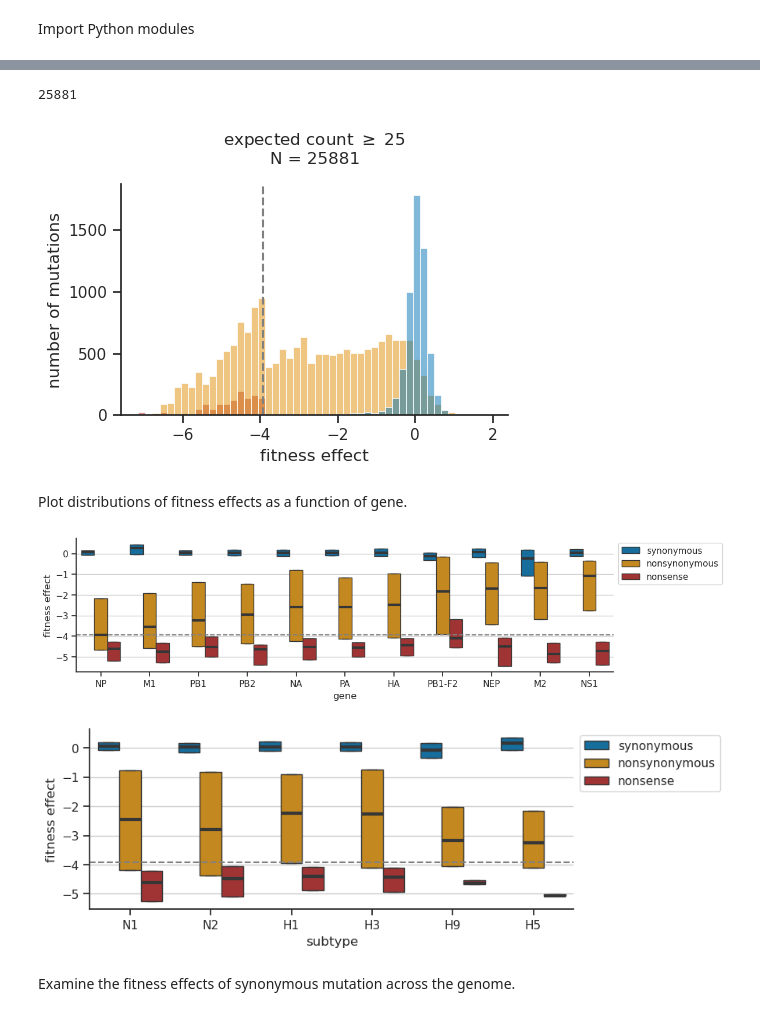
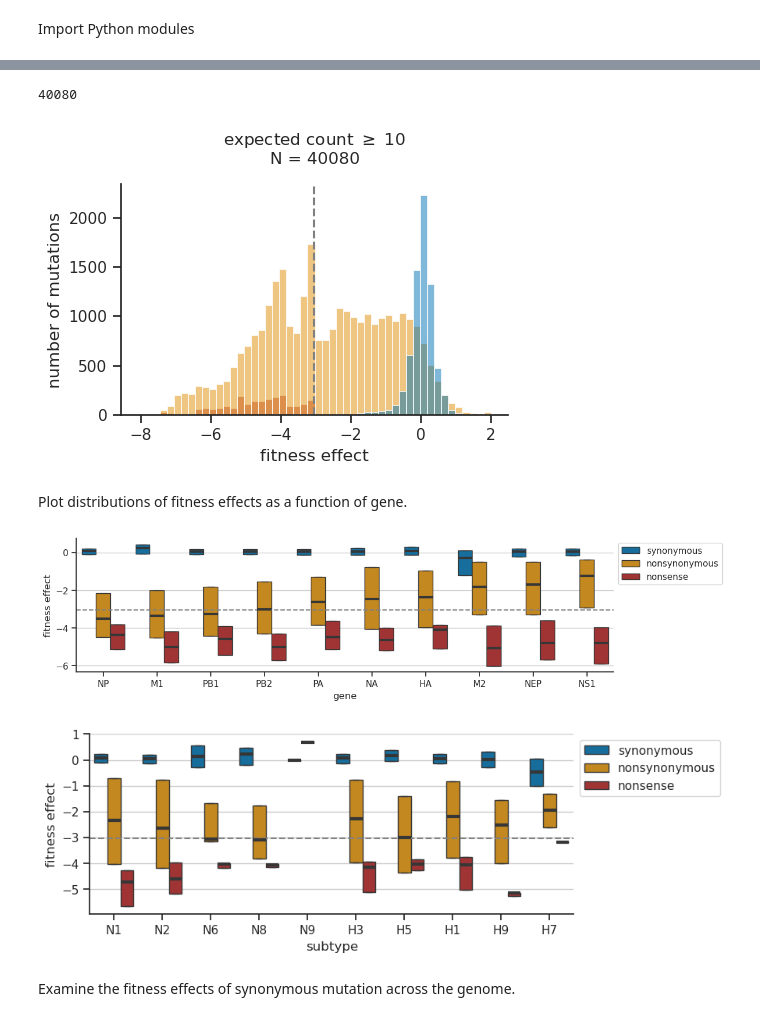
Before and after one commit to matsengrp/flu-mut-rates, a Jupyter notebook: notebooks/analyze_fitness_effects.ipynb, the cells around one changed output, grey strips where cells are left out. Saved outputs shown, nothing was run; the diff lists cells and outputs as text; code cells hidden in the pictures.

```diff
--- a/notebooks/analyze_fitness_effects.ipynb
+++ b/notebooks/analyze_fitness_effects.ipynb
@@ -342,0 +22,6 @@ plt.show()
+# %%
+# Read in fitness effects of amino-acid mutations
+fitness_df = pd.read_csv('../results/aa_fitness_effects.csv', keep_default_na=False)
+
+# Read in data on fitness effects of synonymous mutations at a given site
+site_syn_fitness_df = pd.read_csv('../results/sitewise_synonymous_fitness_effects.csv', keep_default_na=False)
@@ -369,5 +39,11 @@ mut_class_colors = {
 # %%
-count_threshold = 25
+mut_class_colors = {
+    'synonymous' : '#0173b2',
+    'nonsynonymous' : '#de8f05',
+    'nonsense' : 'firebrick',
+}
+
+count_threshold = 10
 data = fitness_df[
     # (fitness_df['gene'] == 'HA') &
     # (fitness_df['subtype'] == 'H3') &
@@ -389,16 +65,19 @@ plt.title(f'expected count $\geq$ {count_threshold}\nN = {len(data)}', y=1.05)
 sns.despine()
 plt.show()
 # %% [output]
-25881
+40080
-[figure, old version]
+[figure, new version]
 # %% [markdown]
 Plot distributions of fitness effects as a function of gene.
 # %%
 # Get data
-count_threshold = 25
+count_threshold = 10
 data = fitness_df[fitness_df['expected_count'] >= count_threshold].copy()
 fitness_lod = np.log(0.5/(count_threshold+0.5))
-# data['delta_fitness'] = data['delta_fitness'].clip(lower=np.log(0.5/(count_threshold+0.5)))
+
+# TODO: remove
+data['gene'] = data['gene'].apply(lambda x: x.upper())
+data = data[data['gene'] != 'PB1;PB1-F2']
 
 # Explode dataframe so that there is one row per mutation per gene
 data['gene'] = data['gene'].str.split(';')
@@ -423,35 +102,35 @@ data = (
 plt.figure(figsize=[12,3])
 sns.boxplot(
     x='gene', y='delta_fitness', data=data,
     hue='mut_class', hue_order=['synonymous', 'nonsynonymous', 'nonsense'],
     palette=mut_class_colors,
     medianprops={"linewidth": 3}, showfliers=False, whis=(50,50)
 )
 plt.axhline(fitness_lod, color='gray', linestyle='--')
 plt.grid(axis='y')
 plt.legend(bbox_to_anchor=(1,1))
 plt.ylabel('fitness effect')
 sns.despine()
 plt.show()
 
 # Plot distributions for different HA and NA subtypes
 ha_na_data = data[data['gene'].isin(['HA', 'NA'])].copy()
 plt.figure(figsize=[8,3])
 sns.boxplot(
     x='subtype', y='delta_fitness', data=ha_na_data,
     hue='mut_class', hue_order=['synonymous', 'nonsynonymous', 'nonsense'],
     palette=mut_class_colors,
     medianprops={"linewidth": 3}, showfliers=False, whis=(50,50)
 )
 plt.axhline(fitness_lod, color='gray', linestyle='--')
 plt.grid(axis='y')
 plt.legend(bbox_to_anchor=(1,1))
 plt.ylabel('fitness effect')
 sns.despine()
 plt.show()
 # %% [output]
-[figure, old version]
+[figure, new version]
-[figure, old version]
+[figure, new version]
 # %% [markdown]
 Examine the fitness effects of synonymous mutation across the genome.
 # %%
```
Also changed, not shown: parts of 49 cells of this notebook, 1 other file.
